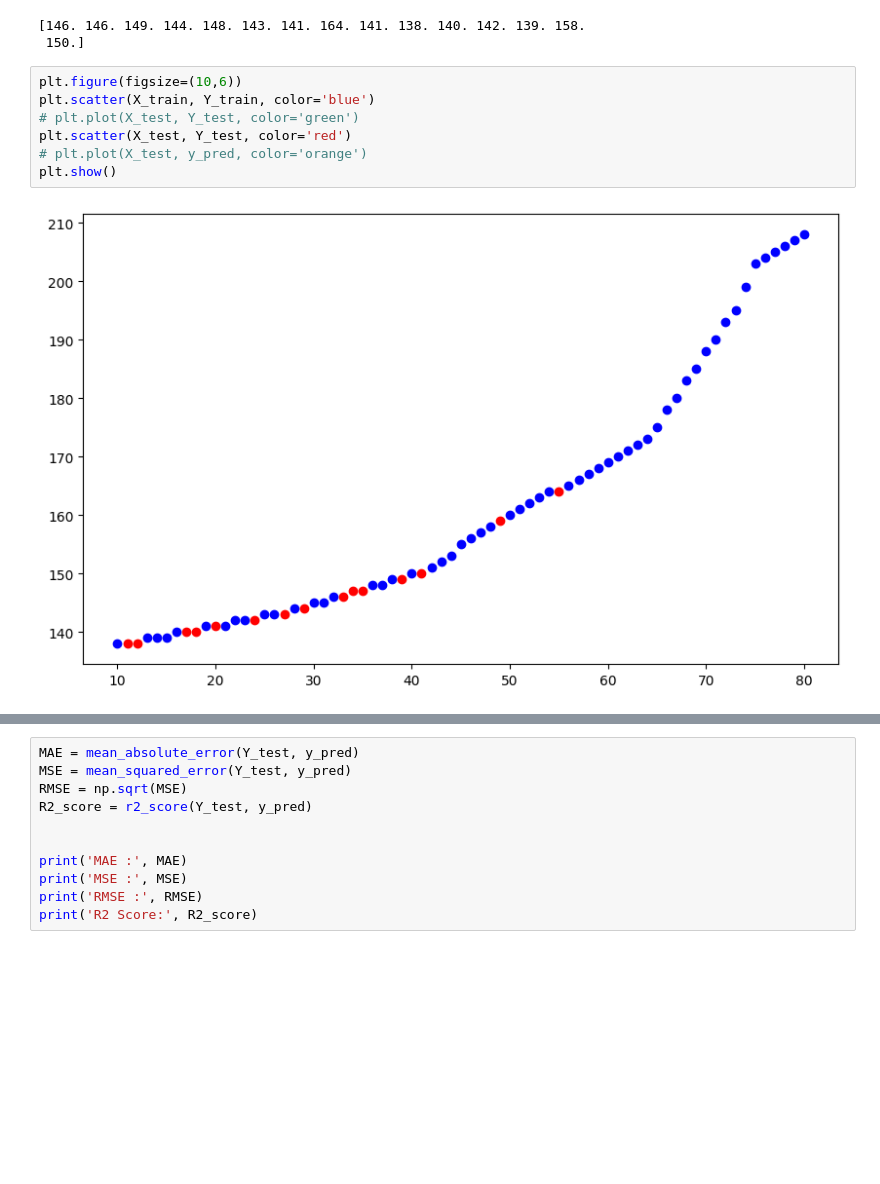
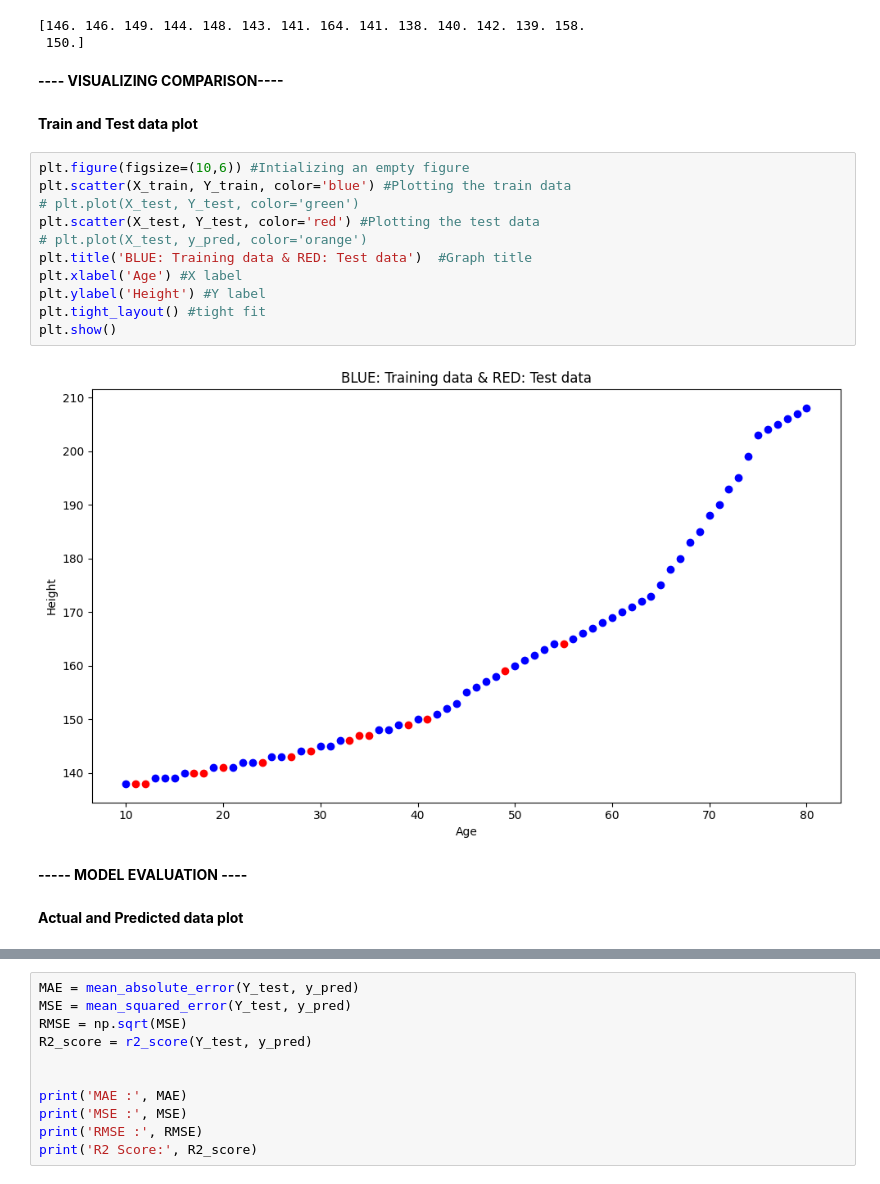
Before and after one commit to anilreddyperugu1/ML-Projects, a Jupyter notebook: 12. Height Prediction from Age using DECISION TREE/project.ipynb, the cells around one changed output, grey strips where cells are left out. Cells and saved outputs as stored; diff of their text form; blank space fills up the shorter version.

```diff
--- a/12. Height Prediction from Age using DECISION TREE/project.ipynb
+++ b/12. Height Prediction from Age using DECISION TREE/project.ipynb
@@ -130,13 +152,25 @@ print(y_pred)
 # %% [output]
 [146. 146. 149. 144. 148. 143. 141. 164. 141. 138. 140. 142. 139. 158.
  150.]
+# %% [markdown]
+**---- VISUALIZING COMPARISON----**
+# %% [markdown]
+**Train and Test data plot**
 # %%
-plt.figure(figsize=(10,6))
-plt.scatter(X_train, Y_train, color='blue')
+plt.figure(figsize=(10,6)) #Intializing an empty figure
+plt.scatter(X_train, Y_train, color='blue') #Plotting the train data
 # plt.plot(X_test, Y_test, color='green')
-plt.scatter(X_test, Y_test, color='red')
+plt.scatter(X_test, Y_test, color='red') #Plotting the test data
 # plt.plot(X_test, y_pred, color='orange')
+plt.title('BLUE: Training data & RED: Test data')  #Graph title
+plt.xlabel('Age') #X label
+plt.ylabel('Height') #Y label
+plt.tight_layout() #tight fit
 plt.show()
 # %% [output]
-[figure, old version]
+[figure, new version]
+# %% [markdown]
+**----- MODEL EVALUATION ----**
+# %% [markdown]
+**Actual and Predicted data plot**
 # %%
```
Also changed, not shown: parts of 26 cells of this notebook.
